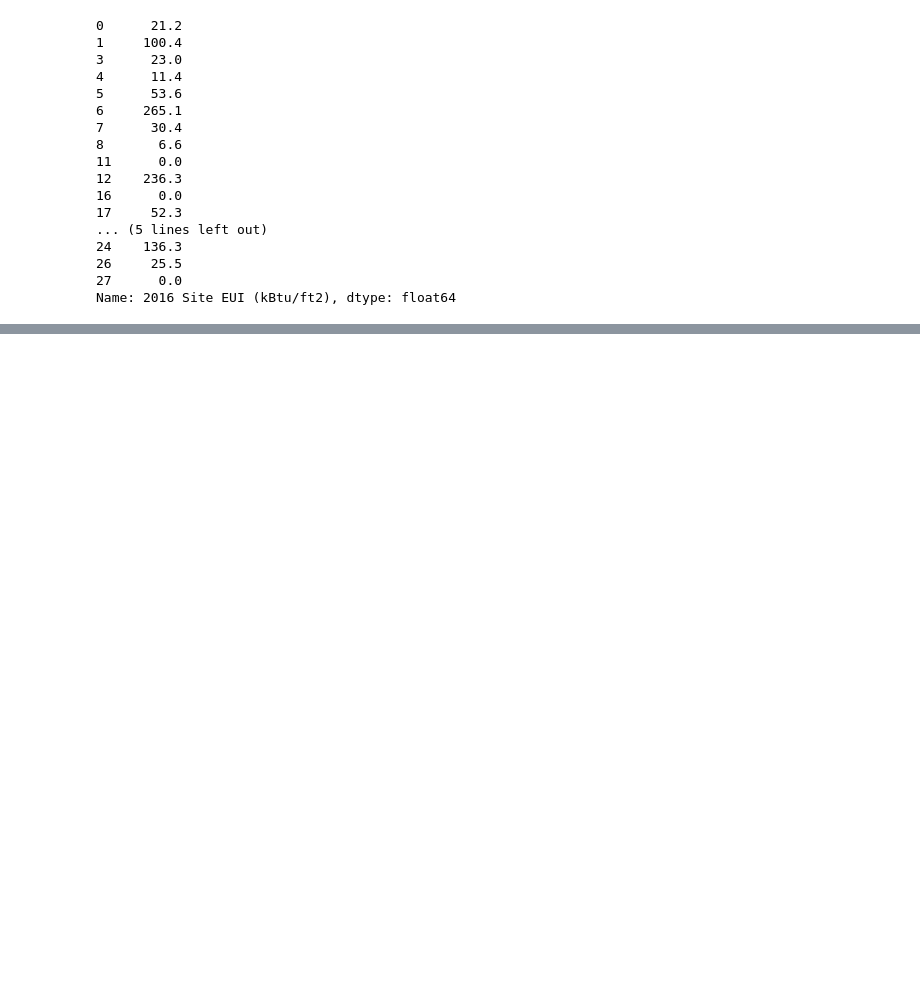
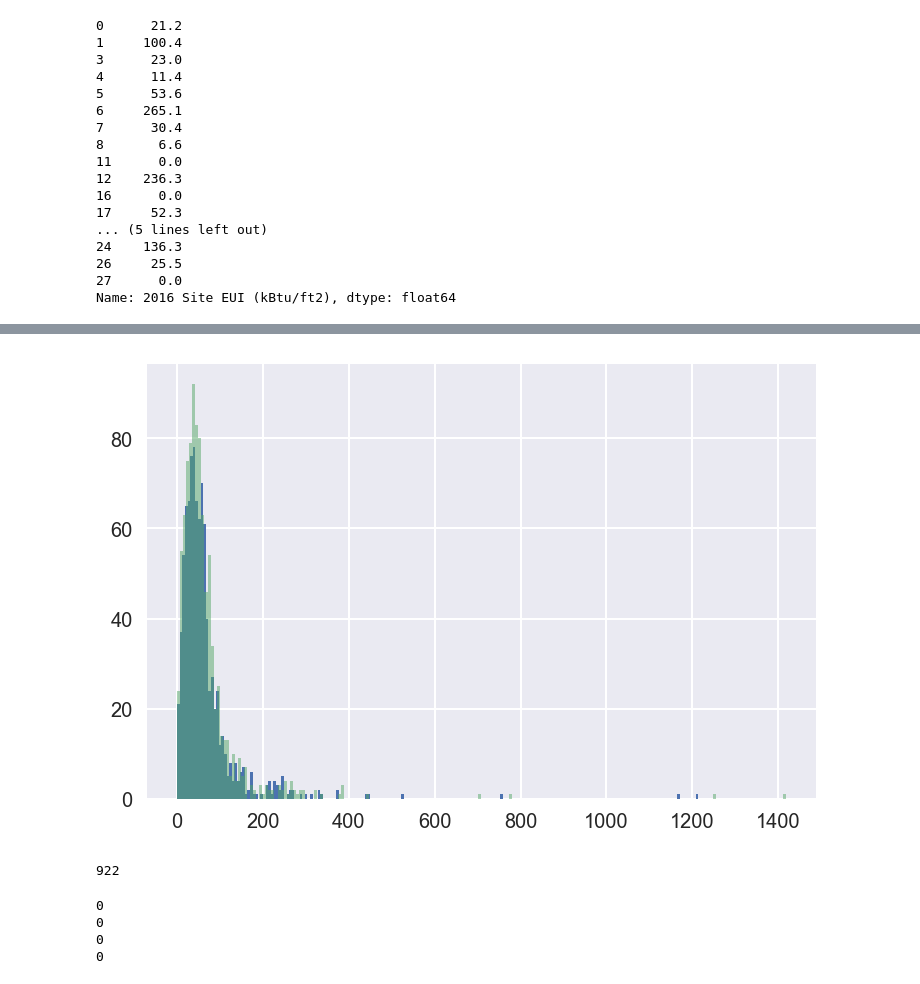
Before and after one commit to bhavikajalli/Energy-Forecast, a Jupyter notebook: Data_Wrangling.ipynb, the cells around one changed output, grey strips where cells are left out. Saved outputs shown, nothing was run; the diff lists cells and outputs as text; code cells hidden in the pictures; blank space fills up the shorter version.

```diff
--- a/Data_Wrangling.ipynb
+++ b/Data_Wrangling.ipynb
@@ -6,7 +6,13 @@ import numpy as np
 import urllib.parse
 import requests
 import simplejson as json
+
+
 %matplotlib inline
+import matplotlib
+import seaborn as sns
+sns.set()
+matplotlib.rcParams['figure.dpi'] = 144
 
 from mpl_toolkits.basemap import Basemap
 from matplotlib.patches import Polygon
@@ -110,7 +97,7 @@ new_df['Floor Area'] = pd.to_numeric(new_df['Floor Area'])
 new_df['2016 Site EUI (kBtu/ft2)']=pd.to_numeric(new_df['2016 Site EUI (kBtu/ft2)'])
 #new_df.head()
 
-def Normalize(feature_name,df):
+def normalize(feature_name,df):
     max_value = df[feature_name].max()
     min_value = df[feature_name].min()
     return (df[feature_name] - min_value) / (max_value - min_value)
@@ -174,5 +163,16 @@ df_partial['2016 Site EUI (kBtu/ft2)']
 26     25.5
 27      0.0
 Name: 2016 Site EUI (kBtu/ft2), dtype: float64
+# %%
+def normalize(feature_name,df):
+    max_value = df[feature_name].max()
+    min_value = df[feature_name].min()
+    return (df[feature_name] - min_value) / (max_value - min_value)
+
+ex_final = pd.read_csv('NOn empty Valued buildings.csv')
+ex_final = ex_final[np.isfinite(ex_final['lat'])]
+ex_final = ex_final[np.isfinite(ex_final['long'])]
+ex_final['Normalized_FloorArea'] = normalize('Floor Area',ex_final)
+ex_final.to_csv('energy_2016.csv', index=False)
 # %%
 import folium
@@ -205,0 +247,49 @@ map_osm.save('map.html')
+# %%
+#area = df['Floor Area'].values
+energy_2016 = ex_final['2016 Site EUI (kBtu/ft2)'].values
+energy_2015 = ex_final['2015 Site EUI (kBtu/ft2)'].values
+# energy_2014 = ex_final['2014 Site EUI (kBtu/ft2)'].values
+# energy_2013 = ex_final['2013 Site EUI (kBtu/ft2)'].values
+
+fig, ax = plt.subplots()
+# ax.scatter(area, energy_2016)
+
+# ax.set(xlabel='Area (sq ft)', ylabel='Site EUI (kBtu/ft2)',
+#        title='Energy consumption for the year 2016')
+# ax.grid()
+ax.hist(energy_2016,bins = 200,alpha = 1)
+ax.hist(energy_2015,bins = 200,alpha = 0.5)
+# ax[1,0].hist(energy_2014,bins = 200,alpha = 1)
+# ax[1,1].hist(energy_2013,bins = 200,alpha = 1)
+# ax.hist(energy_2013,bins = 100)
+
+#fig.savefig("test.png")
+plt.show()
+# %% [output]
+[figure, added]
+# %%
+len(ex_final)
+# %% [output]
+922
+# %%
+ex_final = pd.read_csv("NOn empty Valued buildings.csv")
+
+years = ['2016','2015','2014','2013']
+avg_energy = []
+for column in ['2016 Site EUI (kBtu/ft2)',
+               '2015 Site EUI (kBtu/ft2)','2014 Site EUI (kBtu/ft2)',
+               '2013 Site EUI (kBtu/ft2)']:
+    #print(column)
+    counter = 0
+    avg = 0
+    for value in ex_final[column]:
+        if float(value) == 0:
+            counter +=1
+        avg += float(value)
+    print(counter)
+    avg_energy.append(avg/(len(ex_final) - counter))
+# %% [output]
+0
+0
+0
+0
```
Also changed, not shown: parts of 26 cells of this notebook.
